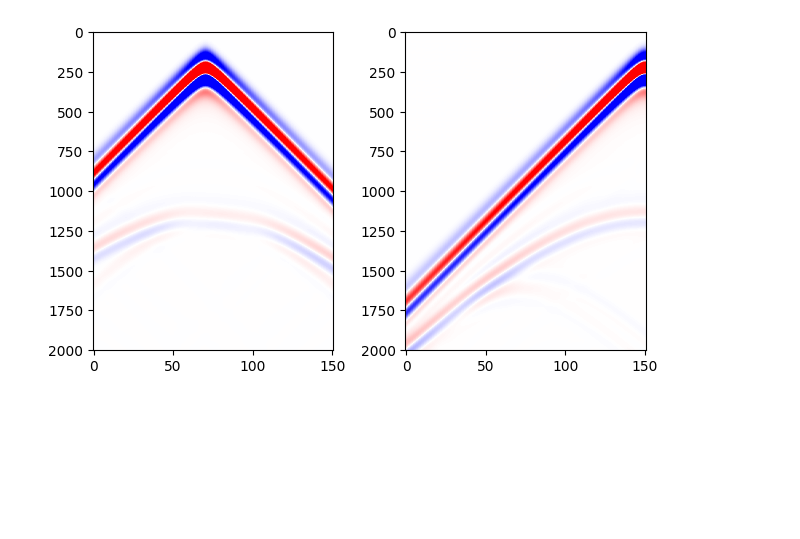
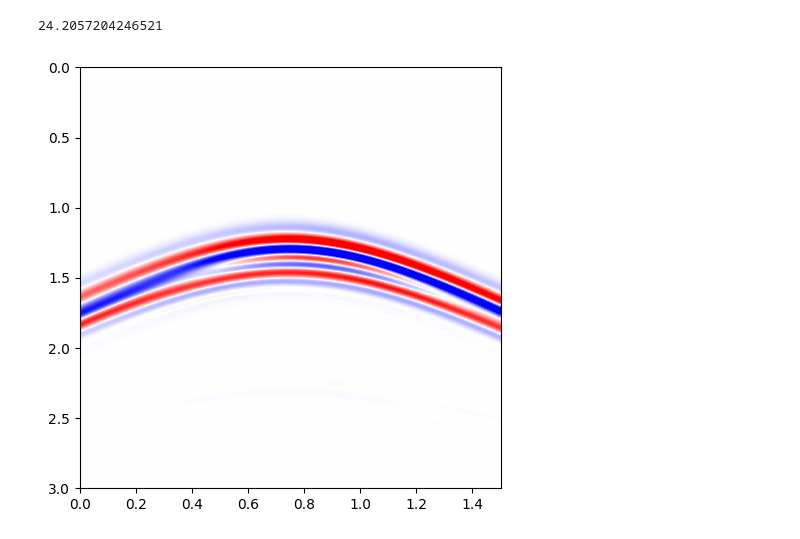
Before and after one commit to zzar43/SeisImaging, a Jupyter notebook: main.ipynb, the cells around one changed output. Saved outputs shown, nothing was run; the diff lists cells and outputs as text; code cells hidden in the pictures; blank space fills up the shorter version.

Commit message:
update diffop and model.py

```diff
--- a/main.ipynb
+++ b/main.ipynb
@@ -67,4 +74,0 @@ print((bottom - top))
-# %%
-u2 = ReadWavefield(model)
-val = 1e-4
-plt.imshow(u2.transpose(), cmap="bwr", clim=[-val,val])
@@ -74,10 +75,25 @@ plt.imshow(u2.transpose(), cmap="bwr", clim=[-val,val])
-# %%
-seis = ReadSeisMulti(model)
-val = 1e-4
-plt.subplot(121)
-plt.imshow(seis[7].transpose(), cmap="bwr", clim=[-val,val], aspect=0.1)
-plt.subplot(122)
-plt.imshow(seis[-1].transpose(), cmap="bwr", clim=[-val,val], aspect=0.1)
-plt.tight_layout()
-# %% [output]
-[figure, removed]
+# %%
+model = ModelPML(m, t, c_ref, rho, a, pml_len, pml_alpha)
+model.WriteModel()
+
+# solver
+top = time.time()
+os.system("./solver")
+bottom = time.time()
+
+print((bottom - top))
+
+seis_ref = ReadSeisMulti(model)
+# %% [output]
+24.2057204246521
+# %%
+def DispSeisSignal(seis_signal, model, source_idx=0, val=0.5):
+    val = val * np.max(np.abs(seis_signal[source_idx]))
+    aspect = (model.x[-1] - model.x[0]) / (model.t[-1] - model.t[0])
+    plt.imshow(seis_signal[source_idx].transpose(), cmap="bwr", clim=[-val,val],
+               aspect=aspect, extent=(model.x[0],model.x[-1],model.t[-1],model.t[0]))
+    plt.tight_layout()
+# %%
+DispSeisSignal(seis - seis_ref, model, 6)
+# %% [output]
+[figure, added]
```
Also changed, not shown: parts of 4 cells of this notebook, 8 other files.
